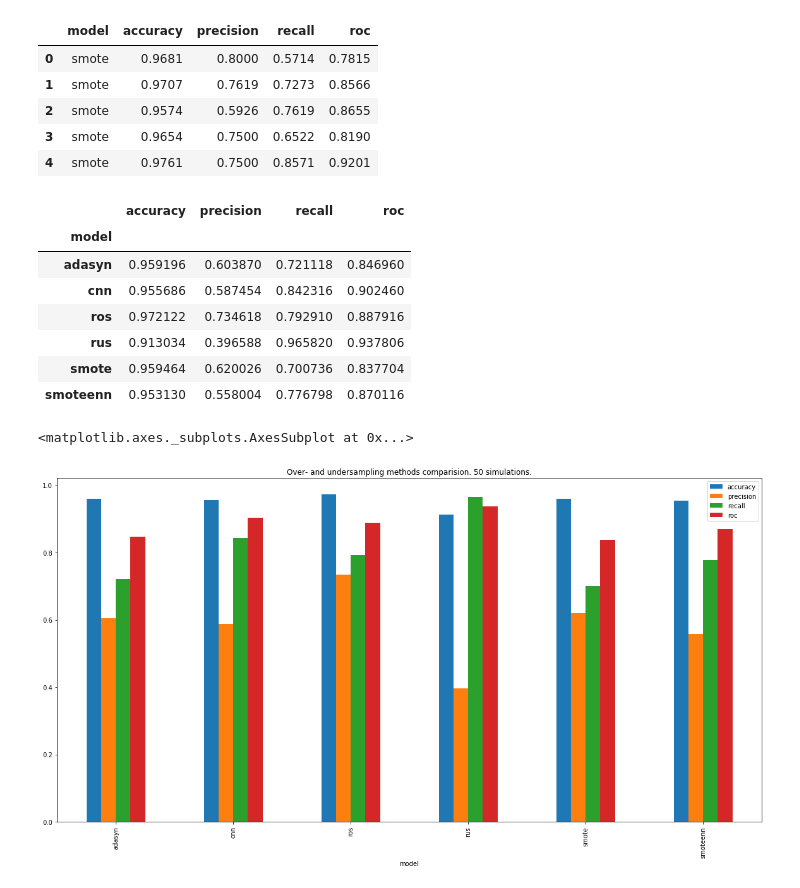
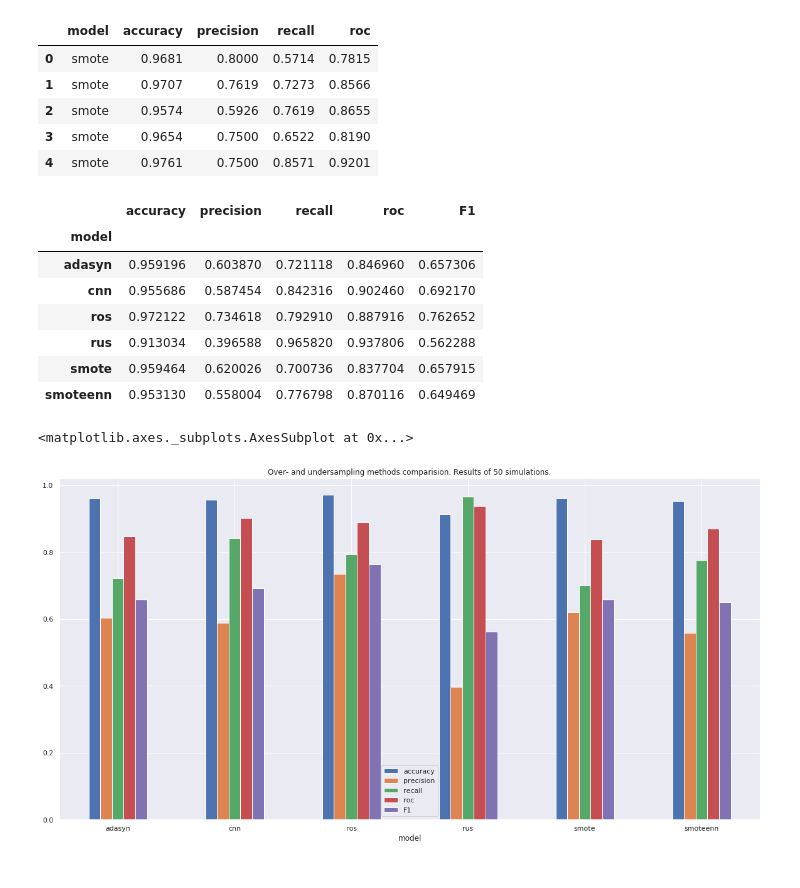
Before and after one commit to fivtyen/dmc_2019, a Jupyter notebook: analysis/upsampling_downsampling.ipynb, the cells around one changed output. Saved outputs shown, nothing was run; the diff lists cells and outputs as text; code cells hidden in the pictures.

```diff
--- a/analysis/upsampling_downsampling.ipynb
+++ b/analysis/upsampling_downsampling.ipynb
@@ -17,6 +17,7 @@ from sklearn.preprocessing import normalize
 from sklearn.ensemble import RandomForestClassifier
 # %%
 matplotlib.rcParams['figure.figsize'] = (12.0, 6.0)
+sns.set()
 # %%
 df = pd.read_csv('../data/train.csv', '|')
 df.fraud.value_counts()
@@ -402,20 +403,22 @@ dfs.head()
 | 4 | smote | 0.9761 | 0.7500 | 0.8571 | 0.9201 |
 # %%
 dfsg = dfs.groupby('model').mean()
+dfsg['F1'] = 2 * (dfsg['precision']*dfsg['recall'] / (dfsg['precision'] + dfsg['recall']))
 dfsg
 # %% [output]
-|  | accuracy | precision | recall | roc |
-| model |  |  |  |  |
-| adasyn | 0.959196 | 0.603870 | 0.721118 | 0.846960 |
-| cnn | 0.955686 | 0.587454 | 0.842316 | 0.902460 |
-| ros | 0.972122 | 0.734618 | 0.792910 | 0.887916 |
-| rus | 0.913034 | 0.396588 | 0.965820 | 0.937806 |
-| smote | 0.959464 | 0.620026 | 0.700736 | 0.837704 |
-| smoteenn | 0.953130 | 0.558004 | 0.776798 | 0.870116 |
+|  | accuracy | precision | recall | roc | F1 |
+| model |  |  |  |  |  |
+| adasyn | 0.959196 | 0.603870 | 0.721118 | 0.846960 | 0.657306 |
+| cnn | 0.955686 | 0.587454 | 0.842316 | 0.902460 | 0.692170 |
+| ros | 0.972122 | 0.734618 | 0.792910 | 0.887916 | 0.762652 |
+| rus | 0.913034 | 0.396588 | 0.965820 | 0.937806 | 0.562288 |
+| smote | 0.959464 | 0.620026 | 0.700736 | 0.837704 | 0.657915 |
+| smoteenn | 0.953130 | 0.558004 | 0.776798 | 0.870116 | 0.649469 |
 # %%
 dfsg.plot(kind='bar',
           figsize=(20,10),
-          title="Over- and undersampling methods comparision. 50 simulations.")
+          rot=0,
+          title="Over- and undersampling methods comparision. Results of 50 simulations.")
 # %% [output]
 <matplotlib.axes._subplots.AxesSubplot at 0x...>
-[figure, old version]
+[figure, new version]
```
Also changed, not shown: parts of 1 cell of this notebook.
